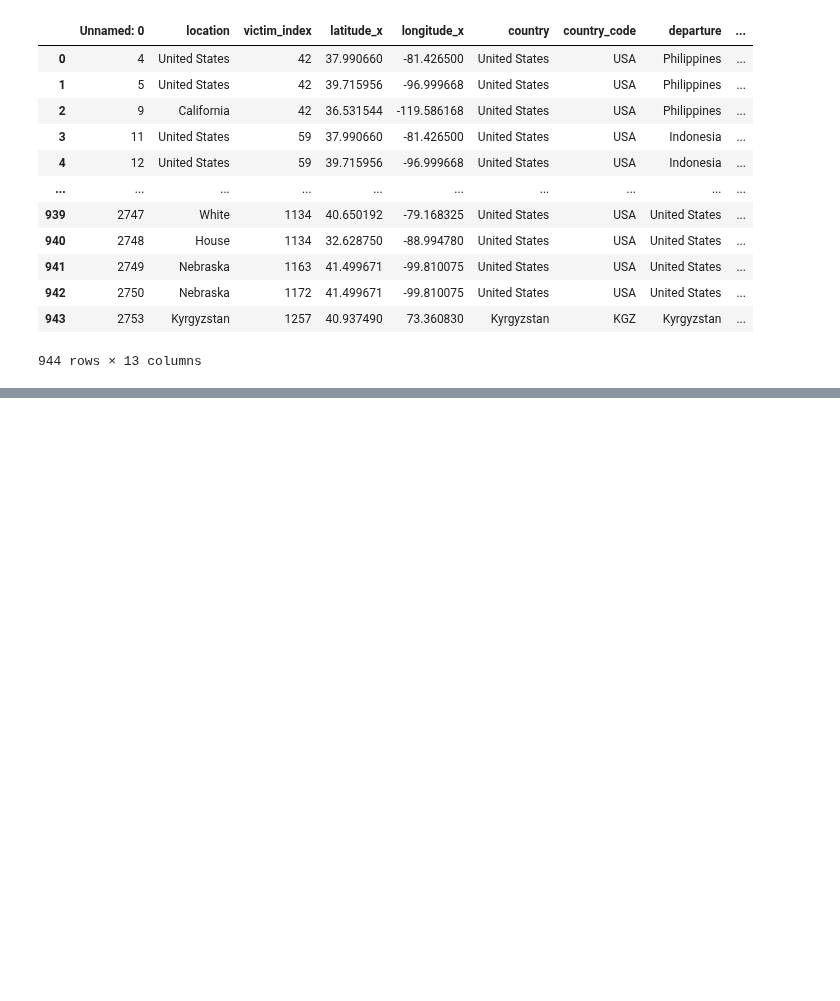
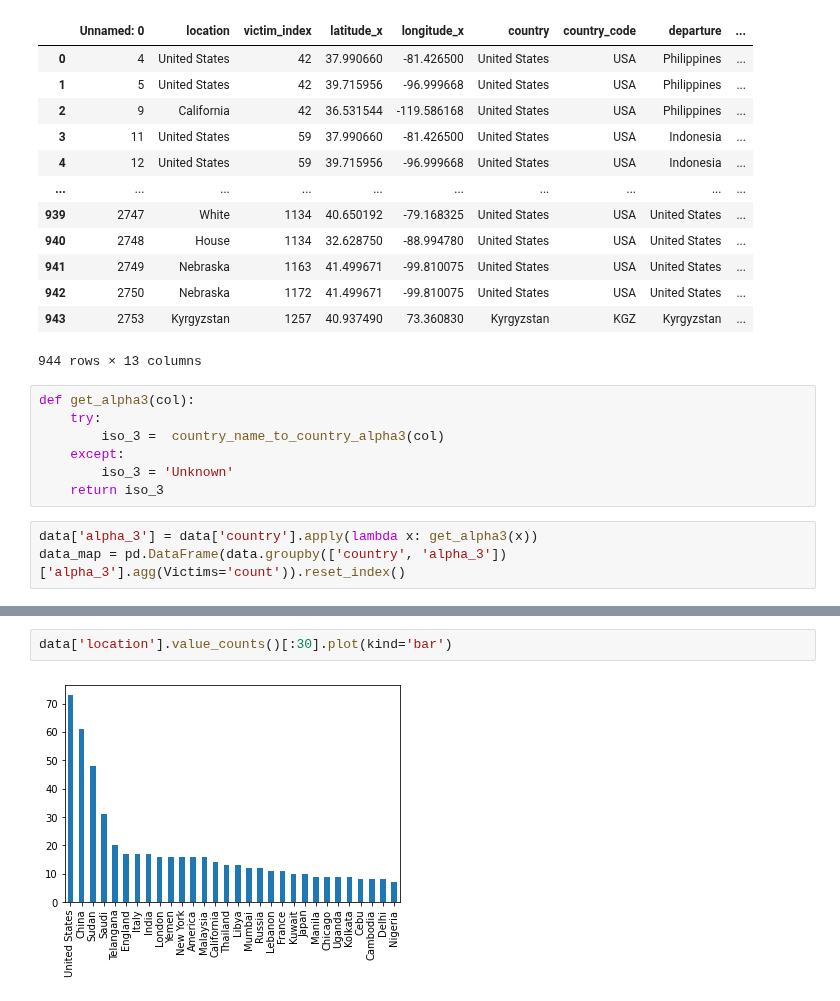
Before and after one commit to lampu98/ht_project, a Jupyter notebook: notebooks/extracted_locations_visualization.ipynb, the cells around one changed output, grey strips where cells are left out. Drawn from its saved outputs; the diff is of its cells as text; blank space fills up the shorter version.

```diff
--- a/notebooks/extracted_locations_visualization.ipynb
+++ b/notebooks/extracted_locations_visualization.ipynb
@@ -17,3 +19,13 @@ data
 | 942 | 2750 | Nebraska | 1172 | 41.499671 | -99.810075 | United States | USA | United States | ... |
 | 943 | 2753 | Kyrgyzstan | 1257 | 40.937490 | 73.360830 | Kyrgyzstan | KGZ | Kyrgyzstan | ... |
 944 rows × 13 columns
+# %%
+def get_alpha3(col):
+    try:
+        iso_3 =  country_name_to_country_alpha3(col)
+    except:
+        iso_3 = 'Unknown'
+    return iso_3
+# %%
+data['alpha_3'] = data['country'].apply(lambda x: get_alpha3(x))
+data_map = pd.DataFrame(data.groupby(['country', 'alpha_3'])['alpha_3'].agg(Victims='count')).reset_index()
@@ -19,0 +77,4 @@ data
+# %%
+data['location'].value_counts()[:30].plot(kind='bar')
+# %% [output]
+[figure, added]
```
Also changed, not shown: parts of 4 cells of this notebook, 2 other files.
